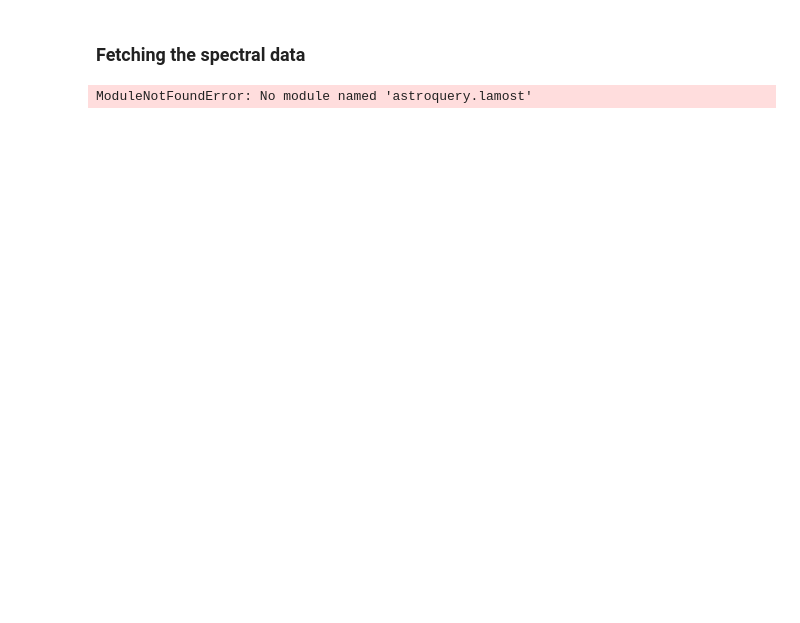
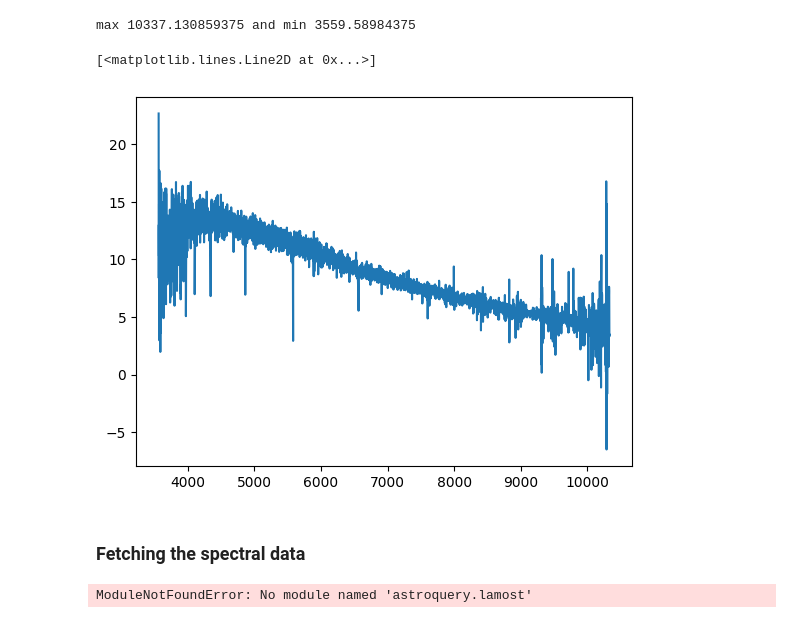
Before and after one commit to Alcatraz312/Survey-invariant-generalization, a Jupyter notebook: src/inspection/data_fetch_SDSS.ipynb, the cells around one changed output. Cells and saved outputs as stored; diff of their text form; code cells hidden in the pictures; blank space fills up the shorter version.

```diff
--- a/src/inspection/data_fetch_SDSS.ipynb
+++ b/src/inspection/data_fetch_SDSS.ipynb
@@ -18,0 +53,3 @@ import socket
+# %%
+spectra = SDSS.get_spectra(plate= 5491, mjd = 56034, fiberID= 94, data_release= 19)
+spectra
@@ -18,0 +58,11 @@ import socket
+# %%
+star_data = spectra[0]
+primary_hdu = star_data[0]
+primary_header = primary_hdu.header
+primary_data = primary_hdu.data
+
+secondary_hdu = star_data[1]
+secondary_header = secondary_hdu.header
+secondary_data = secondary_hdu.data
+
+secondary_data
@@ -19,3 +78,18 @@ import socket
+# %%
+wavelength_grid = [10 ** row[1] for row in secondary_data]
+flux = [row[0] for row in secondary_data]
+
+print(f"max {max(wavelength_grid)} and min {min(wavelength_grid)}")
+# %% [output]
+max 10337.130859375 and min 3559.58984375
+# %%
+wavelength_grid = [10 ** row[1] for row in secondary_data]
+flux = [row[0] for row in secondary_data]
+
+plt.plot(wavelength_grid, flux)
+# %% [output]
+[<matplotlib.lines.Line2D at 0x...>]
+[figure, added]
 # %%
 SDSS.TIMEOUT = 300
 # %% [markdown]
```
Also changed, not shown: parts of 7 cells of this notebook.
